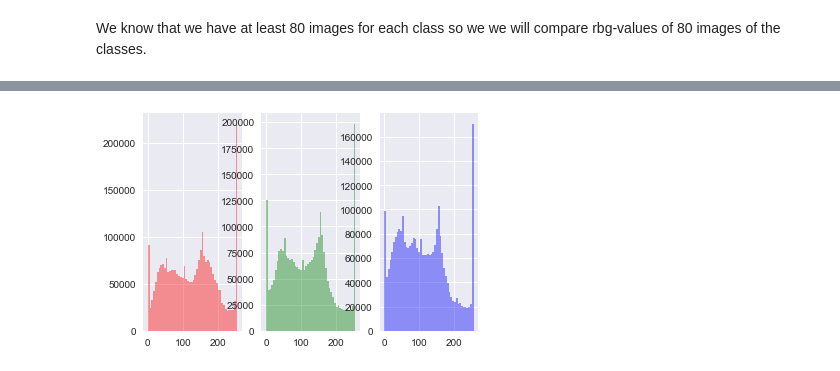
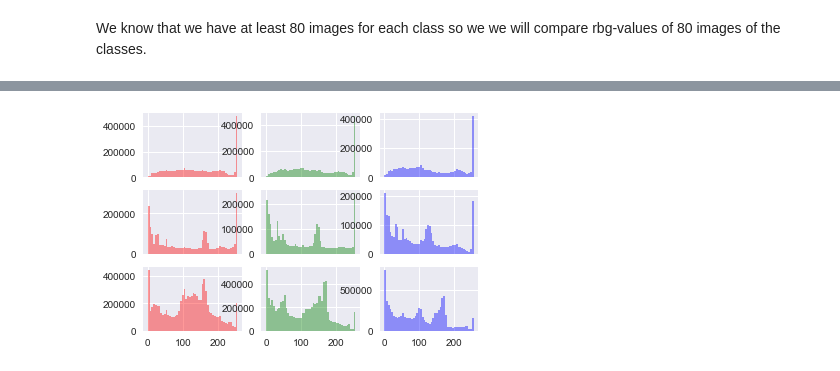
Before and after one commit to fses91/data-science-career-track, a Jupyter notebook: Capstone_Project/solution3.ipynb, the cells around one changed output, grey strips where cells are left out. Saved outputs shown, nothing was run; the diff lists cells and outputs as text; code cells hidden in the pictures.

```diff
--- a/Capstone_Project/solution3.ipynb
+++ b/Capstone_Project/solution3.ipynb
@@ -274,9 +256,21 @@ sns.plt.show()
-# %%
-r, g, b = get_rgb_values_for_class('data/056.dog//', 20)
-fig, axs = sns.plt.subplots(ncols=3)
-sns.distplot(r, color='red', kde=False, ax=axs[0])
-sns.distplot(g, color='green', kde=False, ax=axs[1])
-sns.distplot(b, color='blue', kde=False, ax=axs[2])
-sns.plt.show()
-# %% [output]
-[figure, removed]
+# %%
+fig, axs = sns.plt.subplots(3, 3, sharex=True)
+
+r, g, b = get_rgb_values_for_class('data/001.ak47/', 20)
+sns.distplot(r, color='red', kde=False, ax=axs[0, 0])
+sns.distplot(g, color='green', kde=False, ax=axs[0, 1])
+sns.distplot(b, color='blue', kde=False, ax=axs[0, 2])
+
+r, g, b = get_rgb_values_for_class('data/007.bat/', 20)
+sns.distplot(r, color='red', kde=False, ax=axs[1, 0])
+sns.distplot(g, color='green', kde=False, ax=axs[1, 1])
+sns.distplot(b, color='blue', kde=False, ax=axs[1, 2])
+
+r, g, b = get_rgb_values_for_class('data/025.cactus/', 20)
+sns.distplot(r, color='red', kde=False, ax=axs[2, 0])
+sns.distplot(g, color='green', kde=False, ax=axs[2, 1])
+sns.distplot(b, color='blue', kde=False, ax=axs[2, 2])
+
+sns.plt.show()
+# %% [output]
+[figure, added]
```
Also changed, not shown: parts of 2 cells of this notebook.
